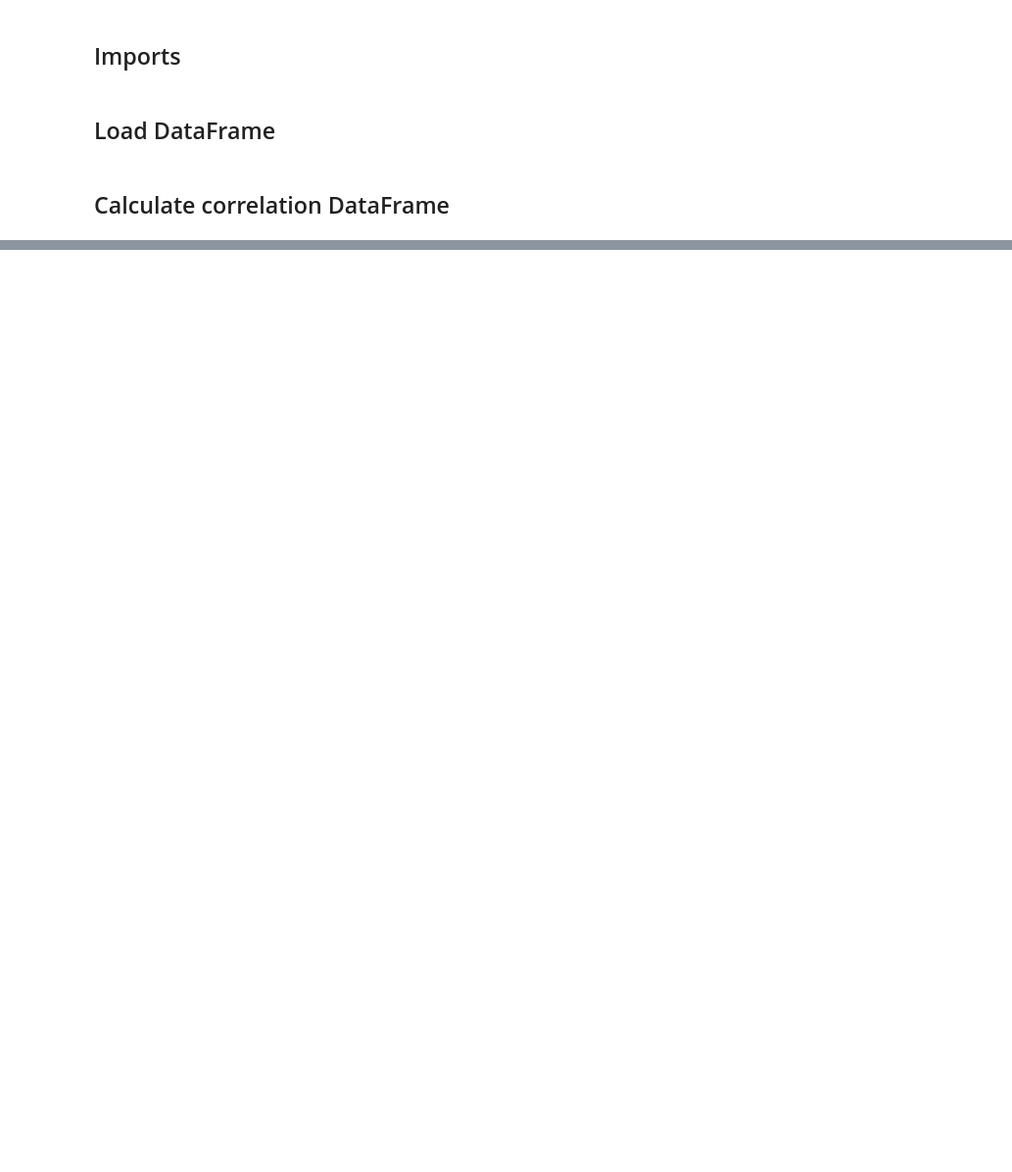
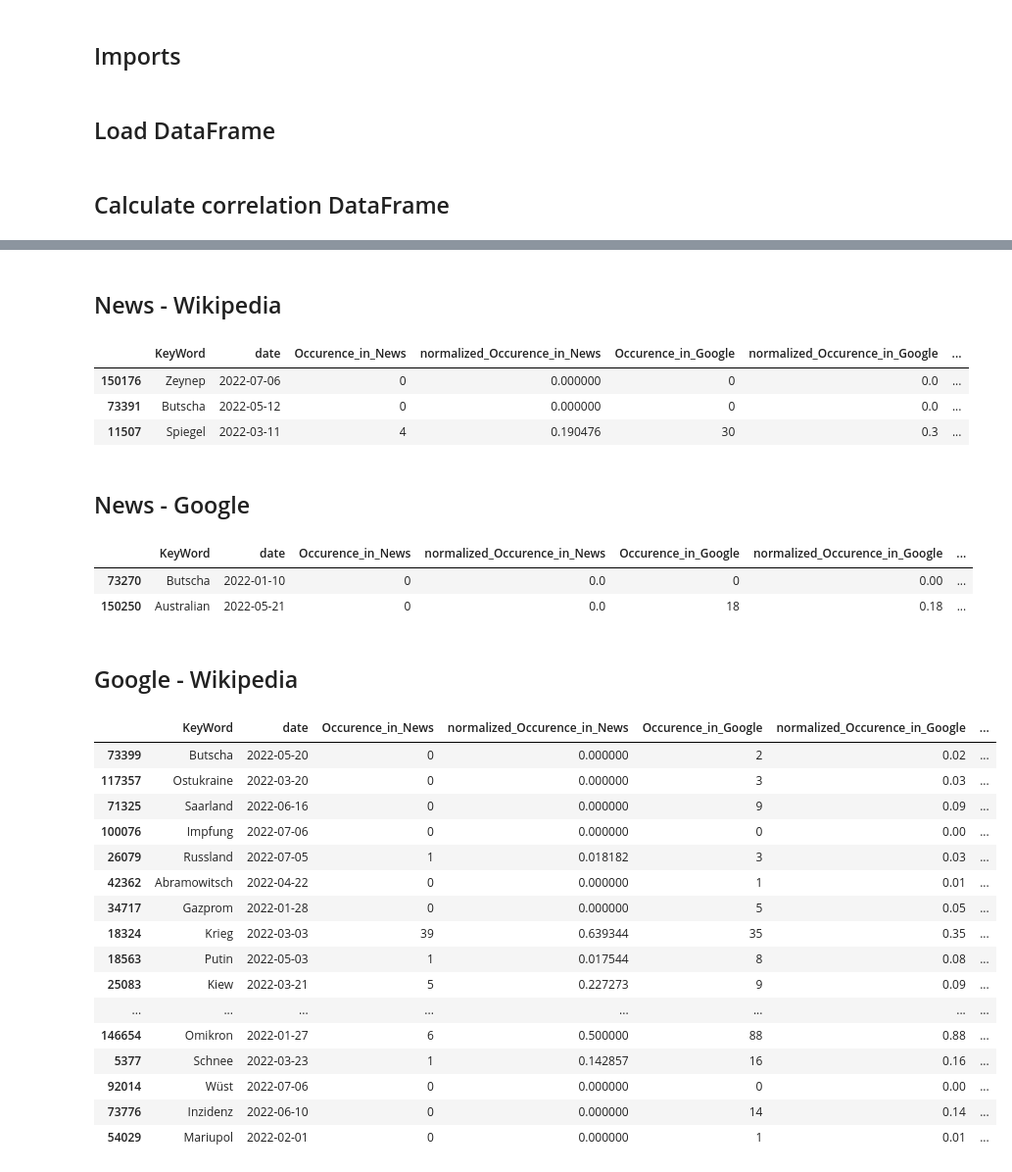
Before and after one commit to JanSchuck/Bachelorthesis, a Jupyter notebook: Analysis/Correlation_Analysis.ipynb, the cells around one changed output, grey strips where cells are left out. Shown at 98% size. Drawn from its saved outputs; the diff is of its cells as text; code cells hidden in the pictures; blank space fills up the shorter version.

```diff
--- a/Analysis/Correlation_Analysis.ipynb
+++ b/Analysis/Correlation_Analysis.ipynb
@@ -47,0 +50,39 @@ def calculate_correlation(dataframe):
+# %% [markdown]
+## News - Wikipedia
+# %%
+Occurence_DataFrame[Occurence_DataFrame["correlation_news_wikipedia"].between(0.9,1)].sort_values("correlation_news_wikipedia",ascending=False).groupby("KeyWord").head(1)
+# %% [output]
+|  | KeyWord | date | Occurence_in_News | normalized_Occurence_in_News | Occurence_in_Google | normalized_Occurence_in_Google | ... |
+| 150176 | Zeynep | 2022-07-06 | 0 | 0.000000 | 0 | 0.0 | ... |
+| 73391 | Butscha | 2022-05-12 | 0 | 0.000000 | 0 | 0.0 | ... |
+| 11507 | Spiegel | 2022-03-11 | 4 | 0.190476 | 30 | 0.3 | ... |
+# %% [markdown]
+## News - Google
+# %%
+Occurence_DataFrame[Occurence_DataFrame["correlation_news_google"].between(0.9,1)].sort_values("correlation_news_google",ascending=False).groupby("KeyWord").head(1)
+# %% [output]
+|  | KeyWord | date | Occurence_in_News | normalized_Occurence_in_News | Occurence_in_Google | normalized_Occurence_in_Google | ... |
+| 73270 | Butscha | 2022-01-10 | 0 | 0.0 | 0 | 0.00 | ... |
+| 150250 | Australian | 2022-05-21 | 0 | 0.0 | 18 | 0.18 | ... |
+# %% [markdown]
+## Google - Wikipedia
+# %%
+Occurence_DataFrame[Occurence_DataFrame["correlation_google_wikipedia"].between(0.9,1)].sort_values("correlation_google_wikipedia",ascending=False).groupby("KeyWord").head(1)
+# %% [output]
+|  | KeyWord | date | Occurence_in_News | normalized_Occurence_in_News | Occurence_in_Google | normalized_Occurence_in_Google | ... |
+| 73399 | Butscha | 2022-05-20 | 0 | 0.000000 | 2 | 0.02 | ... |
+| 117357 | Ostukraine | 2022-03-20 | 0 | 0.000000 | 3 | 0.03 | ... |
+| 71325 | Saarland | 2022-06-16 | 0 | 0.000000 | 9 | 0.09 | ... |
+| 100076 | Impfung | 2022-07-06 | 0 | 0.000000 | 0 | 0.00 | ... |
+| 26079 | Russland | 2022-07-05 | 1 | 0.018182 | 3 | 0.03 | ... |
+| 42362 | Abramowitsch | 2022-04-22 | 0 | 0.000000 | 1 | 0.01 | ... |
+| 34717 | Gazprom | 2022-01-28 | 0 | 0.000000 | 5 | 0.05 | ... |
+| 18324 | Krieg | 2022-03-03 | 39 | 0.639344 | 35 | 0.35 | ... |
+| 18563 | Putin | 2022-05-03 | 1 | 0.017544 | 8 | 0.08 | ... |
+| 25083 | Kiew | 2022-03-21 | 5 | 0.227273 | 9 | 0.09 | ... |
+| ... | ... | ... | ... | ... | ... | ... | ... |
+| 146654 | Omikron | 2022-01-27 | 6 | 0.500000 | 88 | 0.88 | ... |
+| 5377 | Schnee | 2022-03-23 | 1 | 0.142857 | 16 | 0.16 | ... |
+| 92014 | Wüst | 2022-07-06 | 0 | 0.000000 | 0 | 0.00 | ... |
+| 73776 | Inzidenz | 2022-06-10 | 0 | 0.000000 | 14 | 0.14 | ... |
+| 54029 | Mariupol | 2022-02-01 | 0 | 0.000000 | 1 | 0.01 | ... |
```
Also changed, not shown: parts of 29 cells of this notebook.
